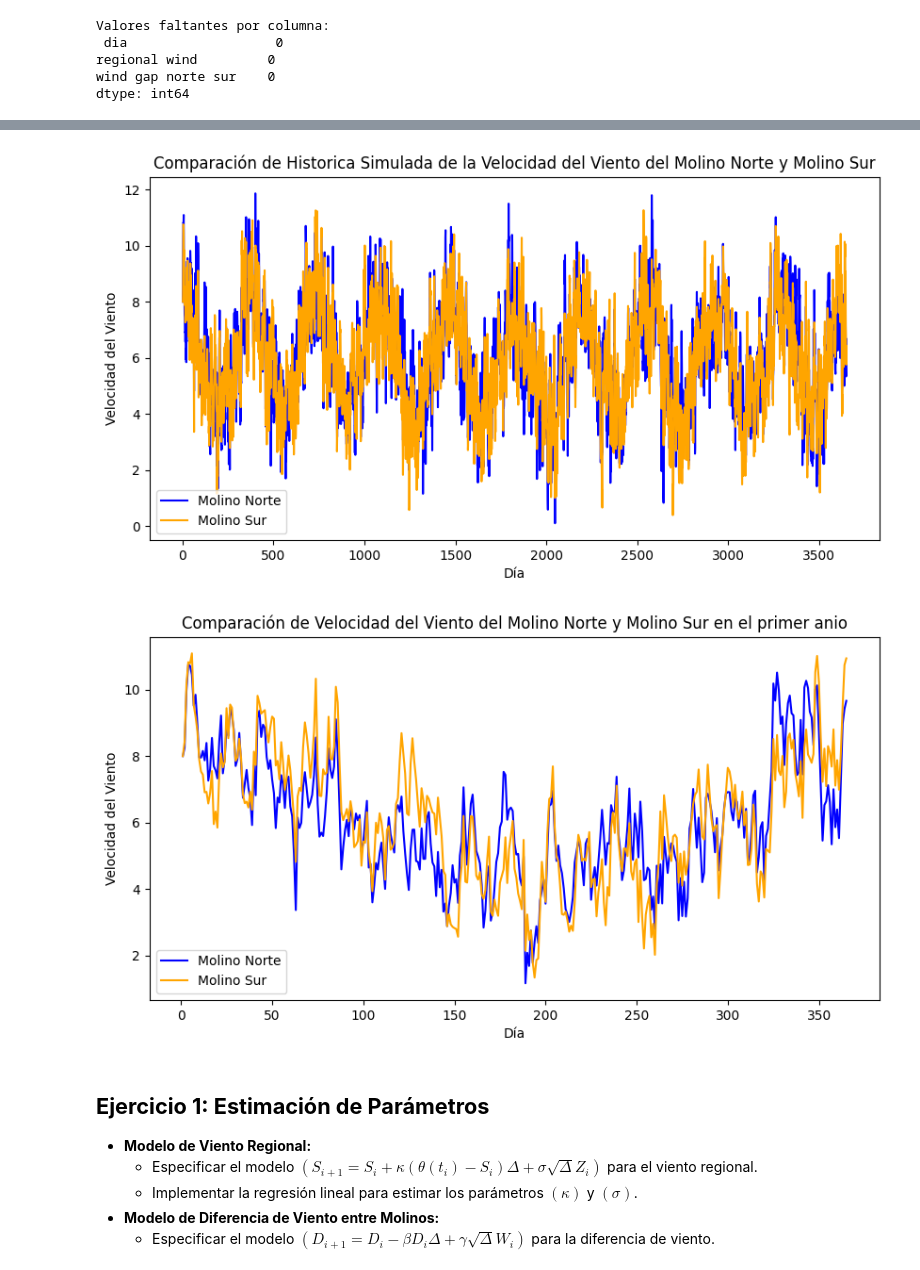
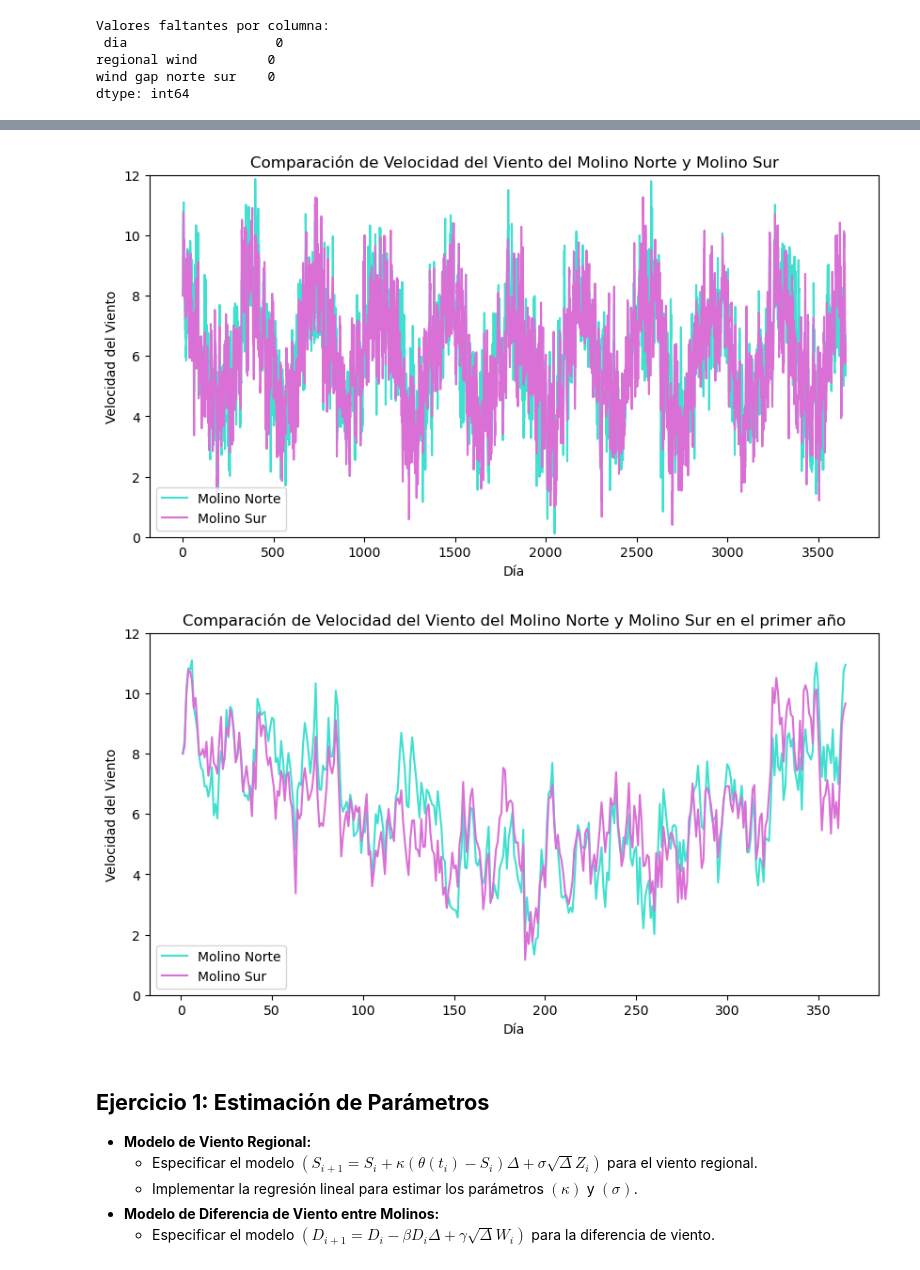
Before and after one commit to olmiave/ACN_TP1, a Jupyter notebook: TP1.ipynb, the cells around one changed output, grey strips where cells are left out. Saved outputs shown, nothing was run; the diff lists cells and outputs as text; code cells hidden in the pictures.

Commit message:
ex 2 considers the changes for north & south turbines (no changes were made in stats)

```diff
--- a/TP1.ipynb
+++ b/TP1.ipynb
@@ -105,29 +123,36 @@ plt.show()
+# %%
+north_turbine = pd.DataFrame(wind['regional wind'] + wind['wind gap norte sur'] * 1/2)
+south_turbine = pd.DataFrame(wind['regional wind'] - wind['wind gap norte sur'] * 1/2)
 # %%
 plt.figure(figsize=(10, 5))
-## Para separar las velocidades escalamos la proporcion que representa la suma y resta de la mitad del gap.
-plt.plot(wind['dia'], wind['regional wind'] + wind['wind gap norte sur']/2 , label='Molino Norte', color='blue')
-plt.plot(wind['dia'], wind['regional wind'] - wind['wind gap norte sur']/2 , label='Molino Sur', color='orange')
+plt.plot(wind['dia'], north_turbine, label='Molino Norte', color='turquoise')
+plt.plot(wind['dia'], south_turbine, label='Molino Sur', color='orchid')
 plt.xlabel('Día')
 plt.ylabel('Velocidad del Viento')
-plt.title('Comparación de Historica Simulada de la Velocidad del Viento del Molino Norte y Molino Sur')
+plt.title('Comparación de Velocidad del Viento del Molino Norte y Molino Sur')
+plt.ylim(0, 12)
 plt.legend()
 plt.show()
 # %% [output]
-[figure, old version]
+[figure, new version]
 # %%
-# primer anio
+# primer año
 wind_subset = wind.iloc[:365]
+north_turbine_subset = north_turbine.iloc[:365]
+south_turbine_subset = south_turbine.iloc[:365]
 
+# Plotting
 plt.figure(figsize=(10, 5))
-plt.plot(wind_subset['dia'], wind_subset['regional wind'] - wind_subset['wind gap norte sur']/2, label='Molino Norte', color='blue')
-plt.plot(wind_subset['dia'], wind_subset['regional wind'] + wind_subset['wind gap norte sur']/2, label='Molino Sur', color='orange')
+plt.plot(wind_subset['dia'], north_turbine_subset, label='Molino Norte', color='turquoise')
+plt.plot(wind_subset['dia'], south_turbine_subset, label='Molino Sur', color='orchid')
 plt.xlabel('Día')
 plt.ylabel('Velocidad del Viento')
-plt.title('Comparación de Velocidad del Viento del Molino Norte y Molino Sur en el primer anio')
+plt.title('Comparación de Velocidad del Viento del Molino Norte y Molino Sur en el primer año')
+plt.ylim(0, 12)
 plt.legend()
 plt.show()
 # %% [output]
-[figure, old version]
+[figure, new version]
 # %% [markdown]
 ## **Ejercicio 1: Estimación de Parámetros** <a name="Ejercicio-1"></a>
 - **Modelo de Viento Regional:**
```
Also changed, not shown: parts of 37 cells of this notebook.
